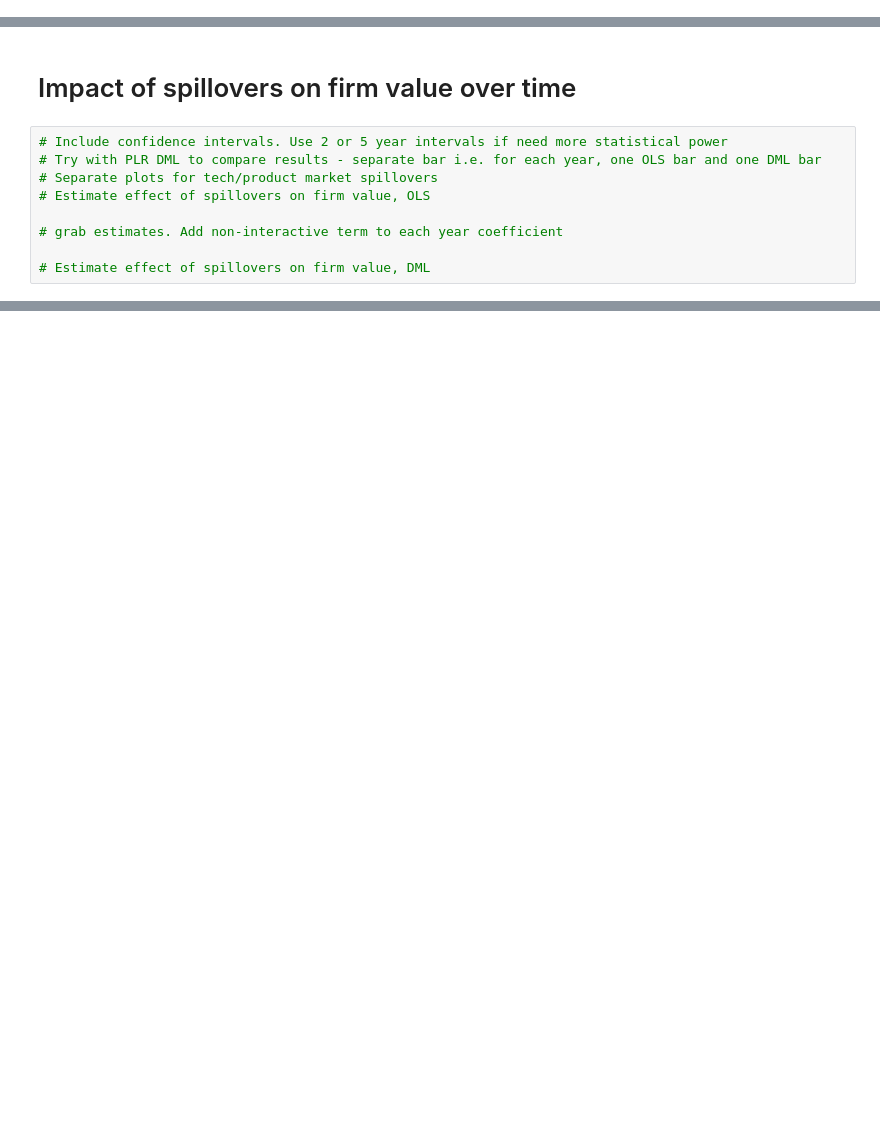
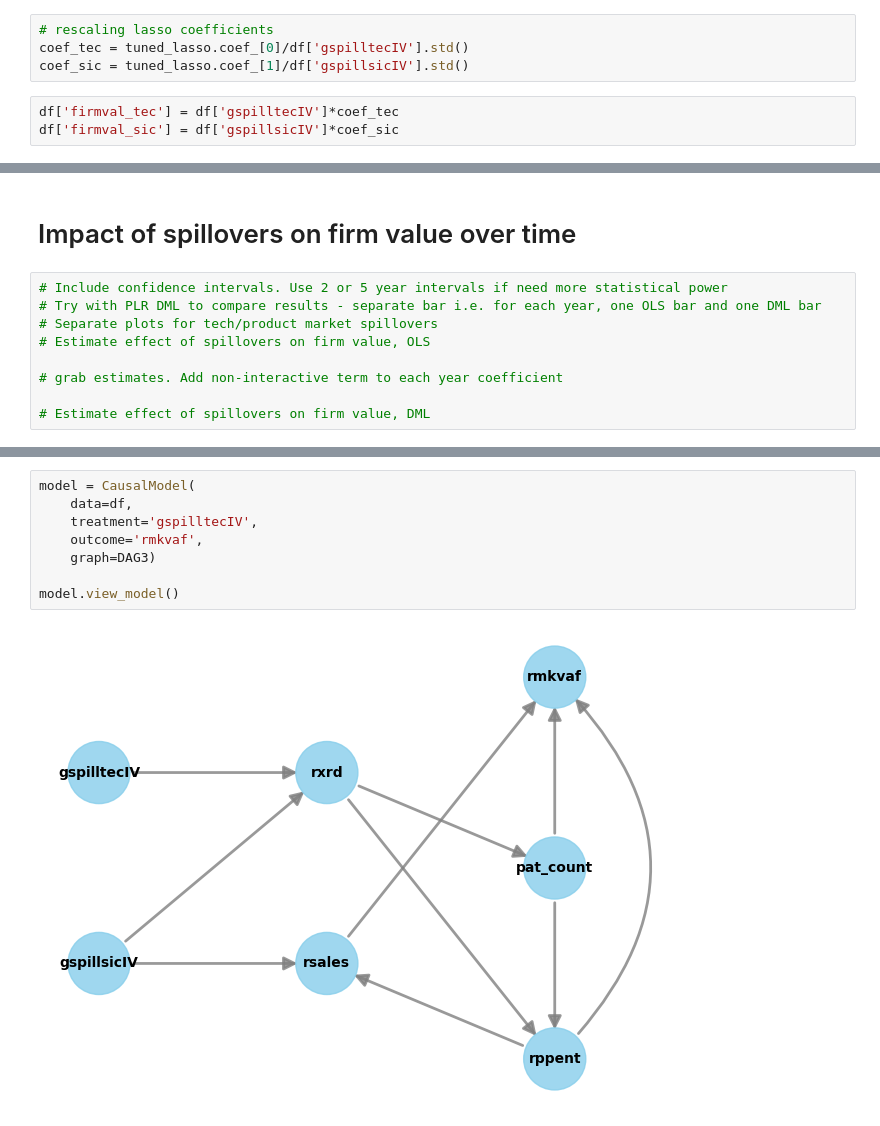
Before and after one commit to MartinMcFarlane/ECO2425-Causal-ML, a Jupyter notebook: Spillovers Project.ipynb, the cells around one changed output, grey strips where cells are left out. Saved outputs shown, nothing was run; the diff lists cells and outputs as text; blank space fills up the shorter version.

Commit message:
imported DAG model and found backdoor soln

```diff
--- a/Spillovers Project.ipynb
+++ b/Spillovers Project.ipynb
@@ -755,0 +687,7 @@ two_layers = [
+# %%
+# rescaling lasso coefficients
+coef_tec = tuned_lasso.coef_[0]/df['gspilltecIV'].std()
+coef_sic = tuned_lasso.coef_[1]/df['gspillsicIV'].std()
+# %%
+df['firmval_tec'] = df['gspilltecIV']*coef_tec
+df['firmval_sic'] = df['gspillsicIV']*coef_sic
@@ -772,0 +846,10 @@ NameError: name 'X_tr_sic' is not defined
+# %%
+model = CausalModel(
+    data=df,
+    treatment='gspilltecIV',
+    outcome='rmkvaf',
+    graph=DAG3)
+
+model.view_model()
+# %% [output]
+[figure, added]
```
Also changed, not shown: parts of 25 cells of this notebook.
